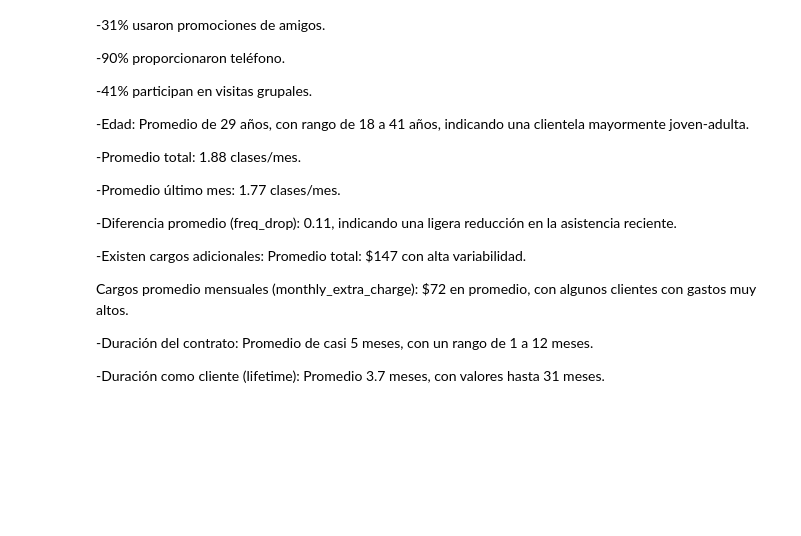
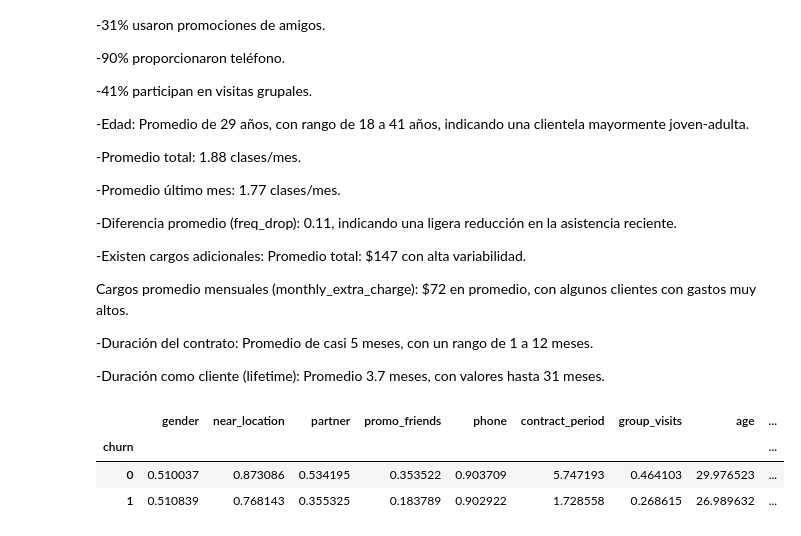
Before and after one commit to fttm-mdz/gym_churn, a Jupyter notebook: analisis/analisis_gym.ipynb, the cells around one changed output. Drawn from its saved outputs; the diff is of its cells as text; code cells hidden in the pictures; blank space fills up the shorter version.

```diff
--- a/analisis/analisis_gym.ipynb
+++ b/analisis/analisis_gym.ipynb
@@ -97,3 +97,11 @@ Cargos promedio mensuales (monthly_extra_charge): $72 en promedio, con algunos c
 -Duración del contrato: Promedio de casi 5 meses, con un rango de 1 a 12 meses.
 
 -Duración como cliente (lifetime): Promedio 3.7 meses, con valores hasta 31 meses.
+# %%
+#Comparación entre los clientes que se quedaron y los que cancelaron
+df.groupby("churn").mean(numeric_only=True)
+# %% [output]
+|  | gender | near_location | partner | promo_friends | phone | contract_period | group_visits | age | ... |
+| churn |  |  |  |  |  |  |  |  | ... |
+| 0 | 0.510037 | 0.873086 | 0.534195 | 0.353522 | 0.903709 | 5.747193 | 0.464103 | 29.976523 | ... |
+| 1 | 0.510839 | 0.768143 | 0.355325 | 0.183789 | 0.902922 | 1.728558 | 0.268615 | 26.989632 | ... |
```
Also changed, not shown: parts of 2 cells of this notebook.
